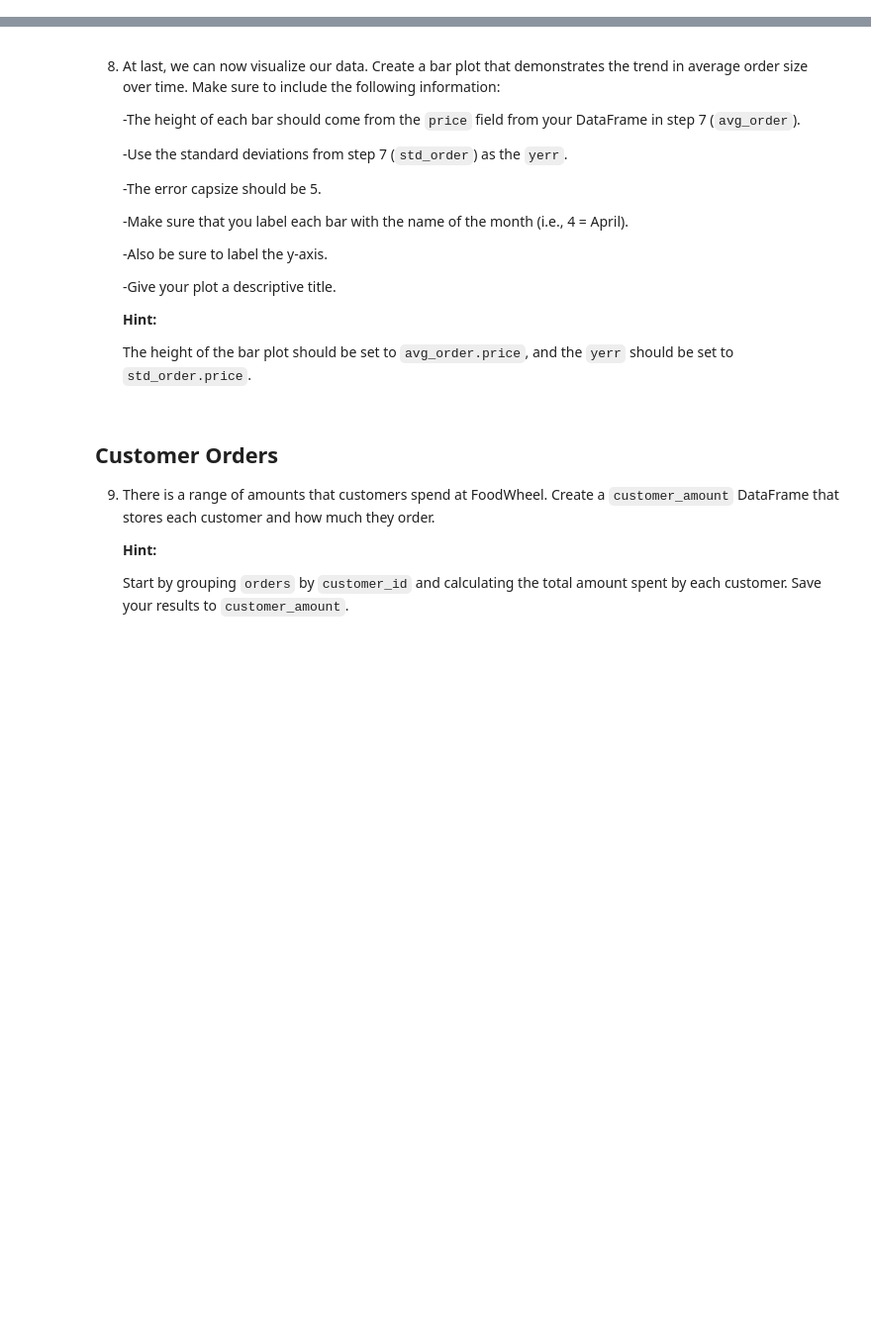
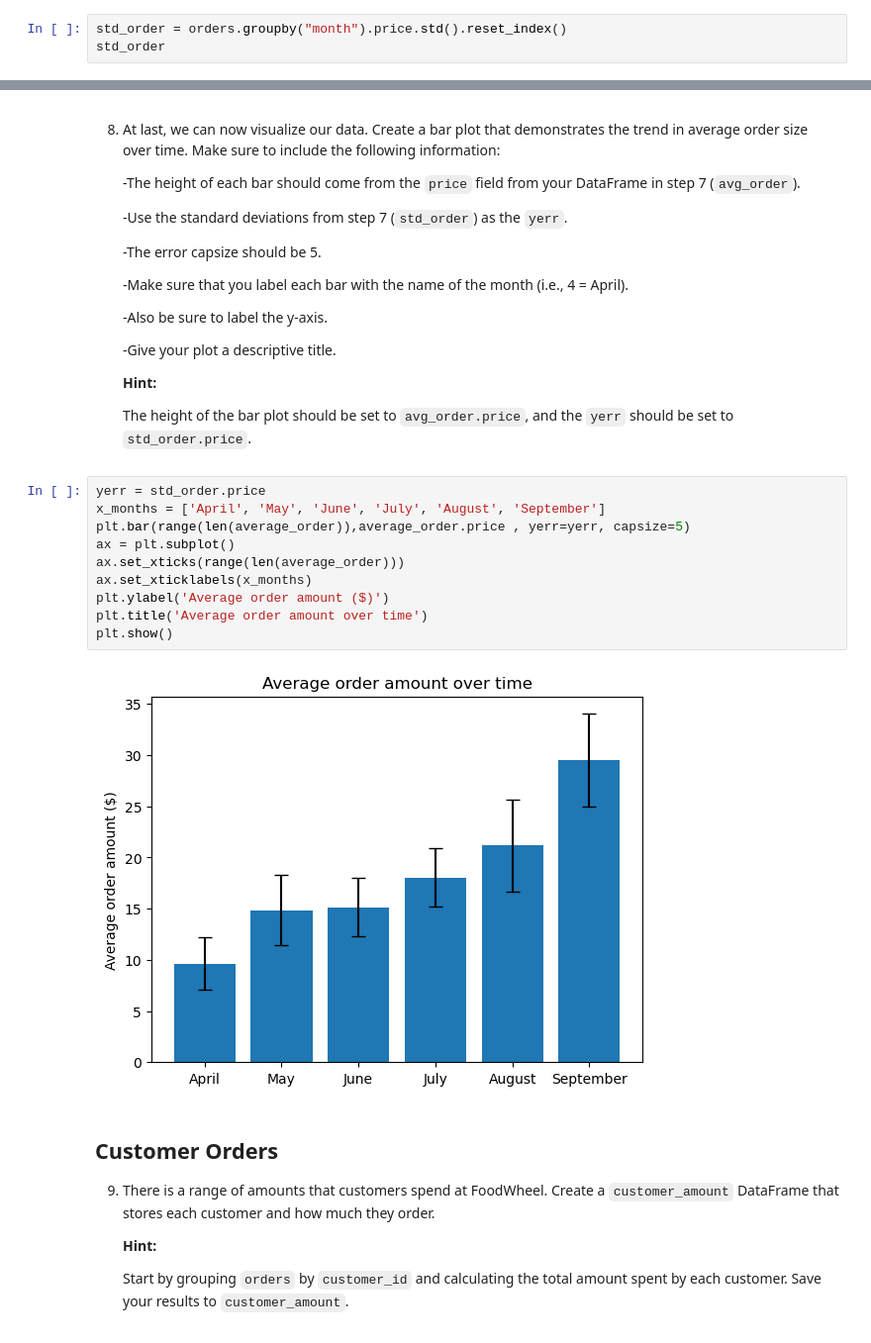
Before and after one commit to maximilianjun/food-wheel-mini-project-2, a Jupyter notebook: foodwheel_project.ipynb, the cells around one changed output, grey strips where cells are left out. Shown at 99% size. Cells and saved outputs as stored; diff of their text form; blank space fills up the shorter version.

```diff
--- a/foodwheel_project.ipynb
+++ b/foodwheel_project.ipynb
@@ -111,3 +105,6 @@ average_order
 | 3 | 7 | 18.012821 |
 | 4 | 8 | 21.150685 |
 | 5 | 9 | 29.505882 |
+# %%
+std_order = orders.groupby("month").price.std().reset_index()
+std_order
@@ -129,6 +134,18 @@ average_order
      **Hint:**
 
    The height of the bar plot should be set to `avg_order.price`, and the `yerr` should be set to `std_order.price`.
+# %%
+yerr = std_order.price
+x_months = ['April', 'May', 'June', 'July', 'August', 'September']
+plt.bar(range(len(average_order)),average_order.price , yerr=yerr, capsize=5)
+ax = plt.subplot()
+ax.set_xticks(range(len(average_order)))
+ax.set_xticklabels(x_months)
+plt.ylabel('Average order amount ($)')
+plt.title('Average order amount over time')
+plt.show()
+# %% [output]
+[figure, added]
 # %% [markdown]
 ## Customer Orders
 
```
Also changed, not shown: parts of 2 cells of this notebook.
